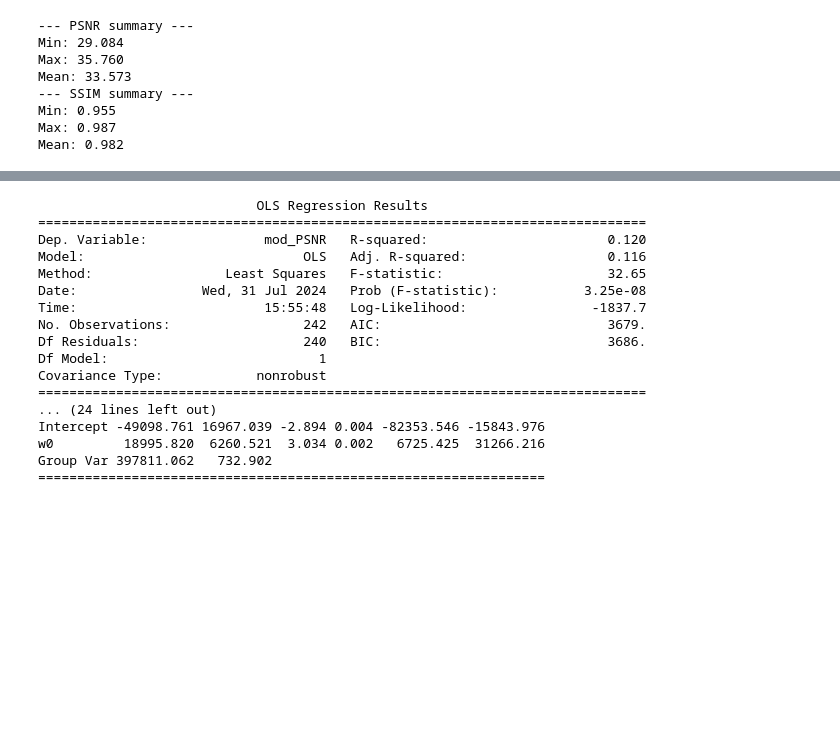
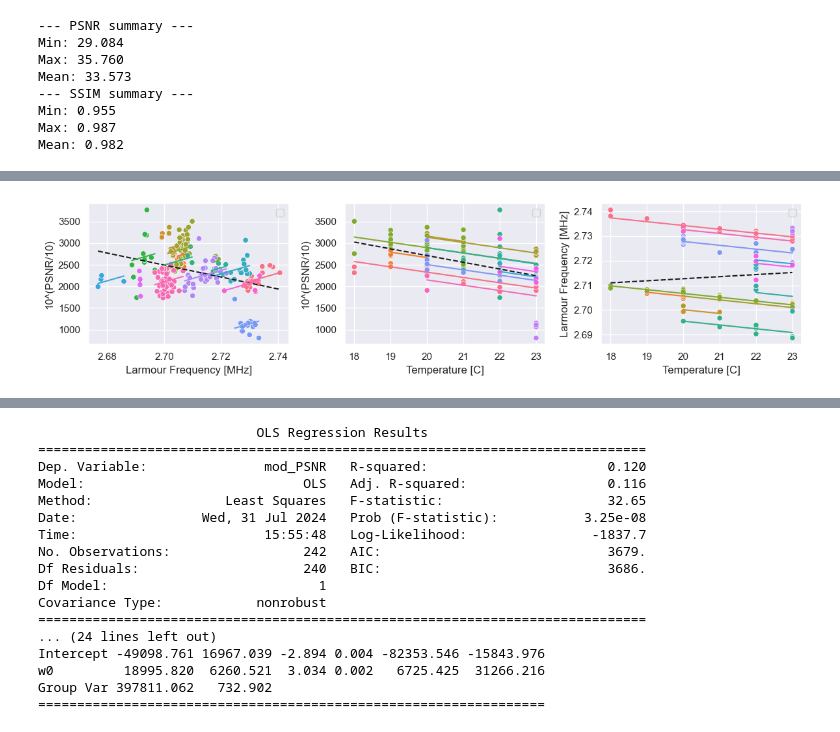
Before and after one commit to UNITY-Physics/unity_qa_paper, a Jupyter notebook: notebooks/PSNR.ipynb, the cells around one changed output, grey strips where cells are left out. Drawn from its saved outputs; the diff is of its cells as text; code cells hidden in the pictures; blank space fills up the shorter version.

```diff
--- a/notebooks/PSNR.ipynb
+++ b/notebooks/PSNR.ipynb
@@ -40,6 +91 @@ subses = pd.read_csv(os.path.join(projdir, 'code', 'slurm', 'all_sessions.txt'),
 layout = bids.BIDSLayout(root=projdir+'/rawdata', derivatives=projdir+'/derivatives')
-# %%
-df = pd.DataFrame(all_rows)
-df = df.drop(df[df['PSNR'] == np.inf].index).reset_index()
-df = add_temperature_w0(df)
-df['mod_PSNR'] = 10**(df['PSNR']/10)
@@ -95,3 +157,91 @@ Mean: 33.573
 Min: 0.955
 Max: 0.987
 Mean: 0.982
+# %%
+# Ordinary least squares
+fig, axes = plt.subplots(1,3, figsize=(12,3))
+
+### PSNR ~ w0 ###
+xlm_model = smf.mixedlm("mod_PSNR ~ w0", df, groups=df['Subject'])
+xlm_res = xlm_model.fit(method=['lbfgs'])
+
+ols_model = smf.ols("mod_PSNR ~ w0", df)
+ols_res = ols_model.fit()
+
+sns.scatterplot(data=df, x='w0', y='mod_PSNR', hue='Subject', ax=axes[0])
+x = np.linspace(df['w0'].min(),df['w0'].max())
+
+axes[0].plot(x, ols_res.params['Intercept'] + x*ols_res.params['w0'], '--k')
+axes[0].legend([])
+add_subject_lines(axes[0], df, xlm_res, 'w0')
+
+print("------ PSNR ~ w0 ------")
+for k in xlm_res.params.keys():
+    print(f"MixedLM -> {k}: {xlm_res.params[k]:.5f} (p={xlm_res.pvalues[k]:.2e})")
+    try:
+        print(f"OLS -> {k}: {ols_res.params[k]:.5f} (p={ols_res.pvalues[k]:.2e})")
+    except:
+        continue
+
+### PSNR ~ Temperature ###
+ax = axes[1]
+filt_df = df[df.Temperature<24]
+
+xlm_model = smf.mixedlm("mod_PSNR ~ Temperature", filt_df, groups=filt_df['Subject'])
+xlm_res = xlm_model.fit(method=['lbfgs'])
+
+ols_model = smf.ols("mod_PSNR ~ Temperature", filt_df)
+ols_res = ols_model.fit()
+
+sns.scatterplot(data=filt_df, x='Temperature', y='mod_PSNR', hue='Subject', ax=ax)
+x = np.linspace(filt_df['Temperature'].min(),filt_df['Temperature'].max())
+
+ax.plot(x, ols_res.params['Intercept'] + x*ols_res.params['Temperature'], '--k')
+ax.legend([])
+add_subject_lines(axes[1], df, xlm_res, 'Temperature')
+
+print("\n\n------ PSNR ~ Temperature ------")
+for k in xlm_res.params.keys():
+    print(f"MixedLM -> {k}: {xlm_res.params[k]:.5f} (p={xlm_res.pvalues[k]:.2e})")
+    try:
+        print(f"OLS -> {k}: {ols_res.params[k]:.5f} (p={ols_res.pvalues[k]:.2e})")
+    except:
+        continue
+
+### w0 ~ Temperature ###
+ax = axes[2]
+filt_df = df[df.Temperature<24]
+
+xlm_model = smf.mixedlm("w0 ~ Temperature", filt_df, groups=filt_df['Subject'])
+xlm_res = xlm_model.fit(method=['lbfgs'])
+
+ols_model = smf.ols("w0 ~ Temperature", filt_df)
+ols_res = ols_model.fit()
+
+sns.scatterplot(data=filt_df, x='Temperature', y='w0', hue='Subject', ax=ax)
+x = np.linspace(filt_df['Temperature'].min(),filt_df['Temperature'].max())
+
+ax.plot(x, ols_res.params['Intercept'] + x*ols_res.params['Temperature'], '--k')
+ax.legend([])
+add_subject_lines(ax, df, xlm_res, 'Temperature')
+
+print("\n\n------ w0 ~ Temperature ------")
+for k in xlm_res.params.keys():
+    print(f"MixedLM -> {k}: {xlm_res.params[k]:.5f} (p={xlm_res.pvalues[k]:.2e})")
+    try:
+        print(f"OLS -> {k}: {ols_res.params[k]:.5f} (p={ols_res.pvalues[k]:.2e})")
+    except:
+        continue
+
+###########################################################
+axes[0].set_xlabel('Larmour Frequency [MHz]')
+axes[0].set_ylabel('10^(PSNR/10)')
+axes[1].set_xlabel('Temperature [C]')
+axes[1].set_ylabel('10^(PSNR/10)')
+axes[2].set_xlabel('Temperature [C]')
+axes[2].set_ylabel('Larmour Frequency [MHz]')
+###########################################################
+
+plt.tight_layout()
+plt.show()
+# %% [output]
@@ -97,0 +266 @@ Mean: 0.982
+[figure, added]
```
Also changed, not shown: parts of 36 cells of this notebook.
